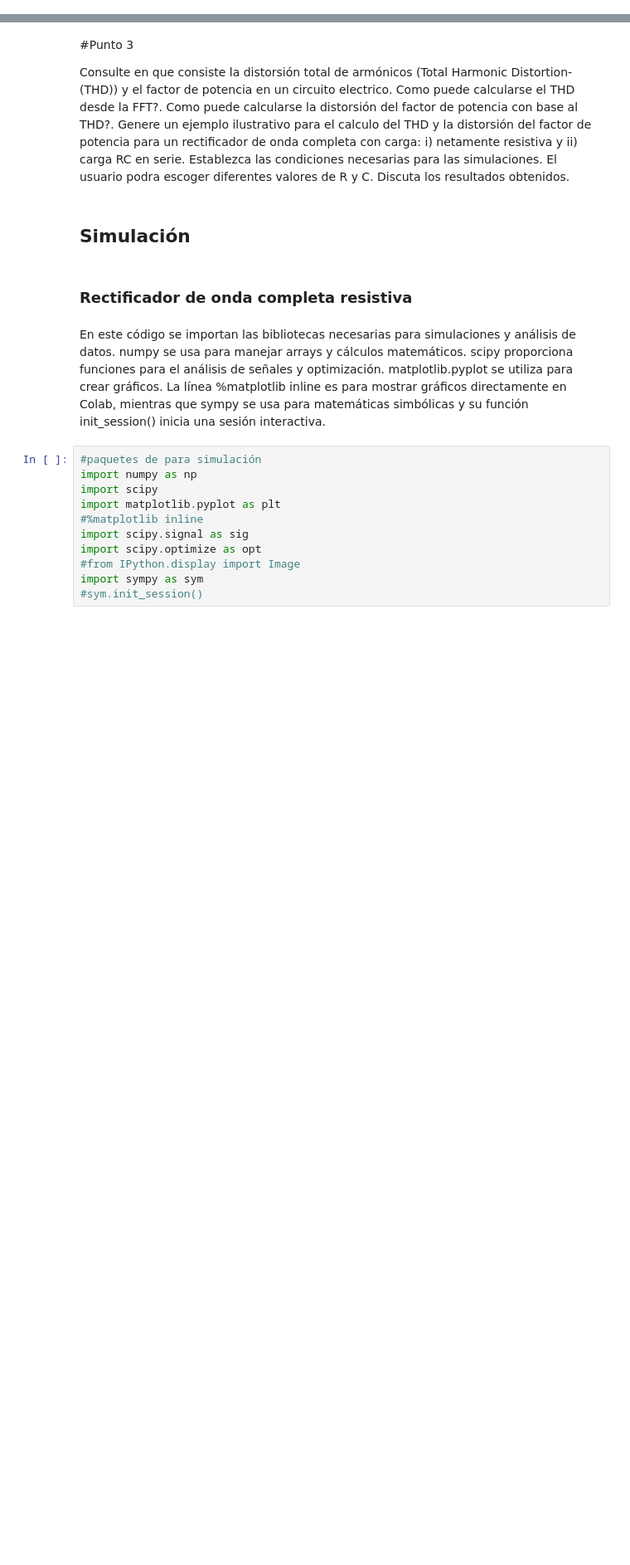
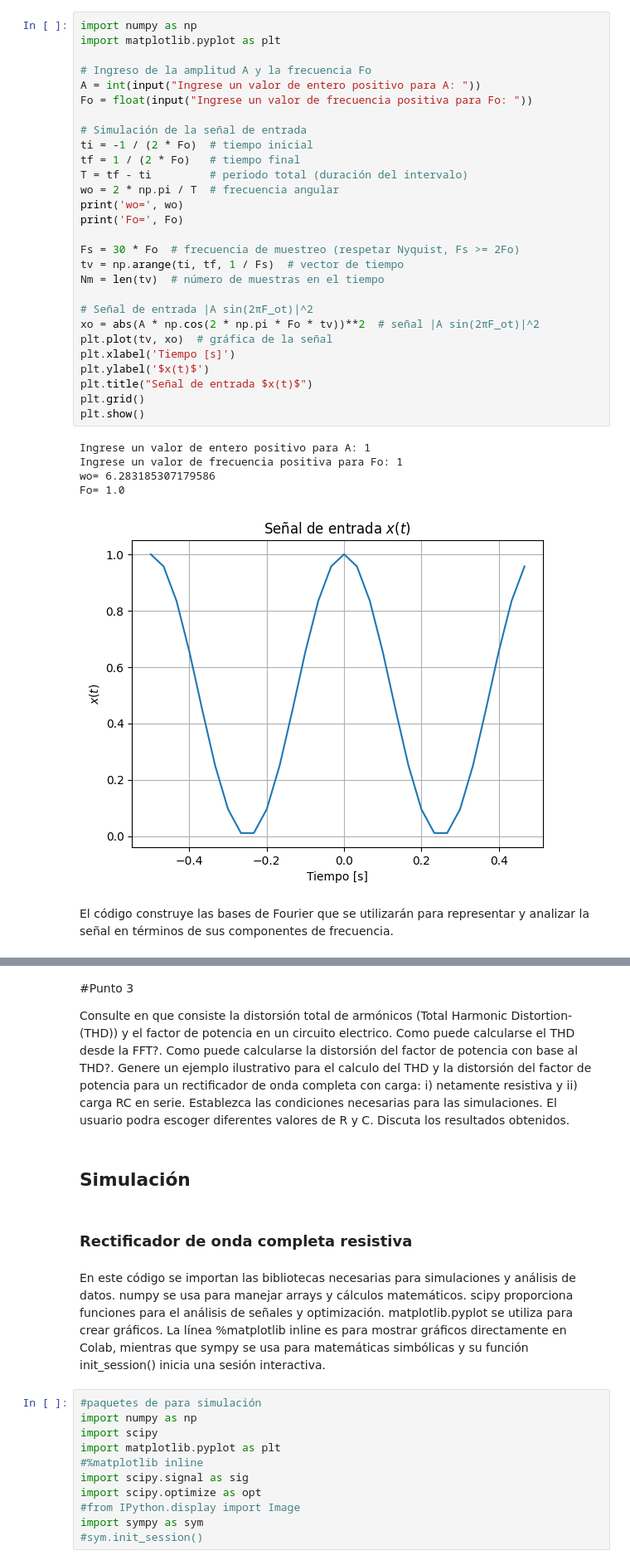
Before and after one commit to JParraArias/SignalsAndSystems2024-2, a Jupyter notebook: Parcial_2_Señales$Sistemas_2024_2.ipynb, the cells around one changed output, grey strips where cells are left out. Shown at 83% size. Saved outputs shown, nothing was run; the diff lists cells and outputs as text; blank space fills up the shorter version.

```diff
--- a/Parcial_2_Señales$Sistemas_2024_2.ipynb
+++ b/Parcial_2_Señales$Sistemas_2024_2.ipynb
@@ -2,0 +11,36 @@
+# %%
+import numpy as np
+import matplotlib.pyplot as plt
+
+# Ingreso de la amplitud A y la frecuencia Fo
+A = int(input("Ingrese un valor de entero positivo para A: "))
+Fo = float(input("Ingrese un valor de frecuencia positiva para Fo: "))
+
+# Simulación de la señal de entrada
+ti = -1 / (2 * Fo)  # tiempo inicial
+tf = 1 / (2 * Fo)   # tiempo final
+T = tf - ti         # periodo total (duración del intervalo)
+wo = 2 * np.pi / T  # frecuencia angular
+print('wo=', wo)
+print('Fo=', Fo)
+
+Fs = 30 * Fo  # frecuencia de muestreo (respetar Nyquist, Fs >= 2Fo)
+tv = np.arange(ti, tf, 1 / Fs)  # vector de tiempo
+Nm = len(tv)  # número de muestras en el tiempo
+
+# Señal de entrada |A sin(2πF_ot)|^2
+xo = abs(A * np.cos(2 * np.pi * Fo * tv))**2  # señal |A sin(2πF_ot)|^2
+plt.plot(tv, xo)  # gráfica de la señal
+plt.xlabel('Tiempo [s]')
+plt.ylabel('$x(t)$')
+plt.title("Señal de entrada $x(t)$")
+plt.grid()
+plt.show()
+# %% [output]
+Ingrese un valor de entero positivo para A: 1
+Ingrese un valor de frecuencia positiva para Fo: 1
+wo= 6.283185307179586
+Fo= 1.0
+[figure, added]
+# %% [markdown]
+El código construye las bases de Fourier que se utilizarán para representar y analizar la señal en términos de sus componentes de frecuencia.
```
Also changed, not shown: parts of 45 cells of this notebook.
